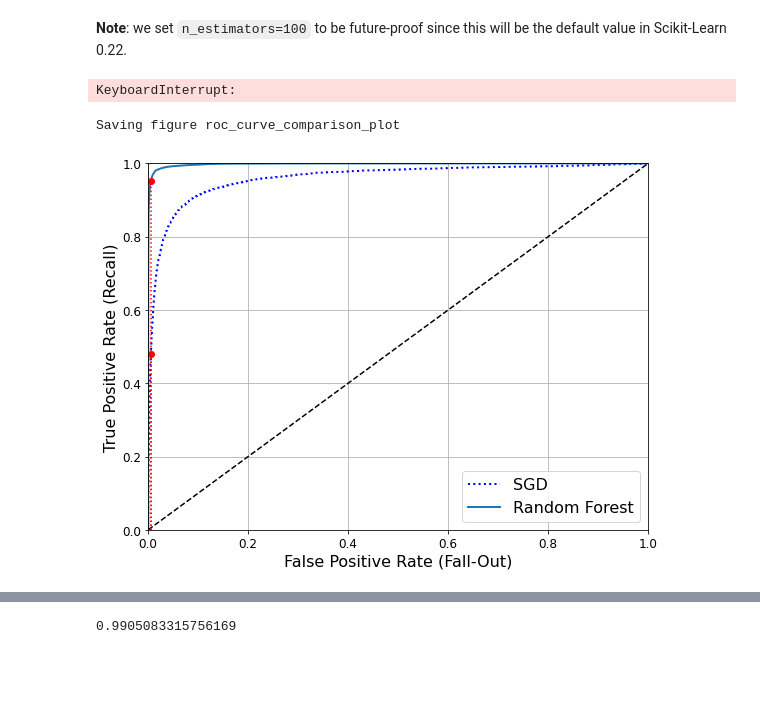
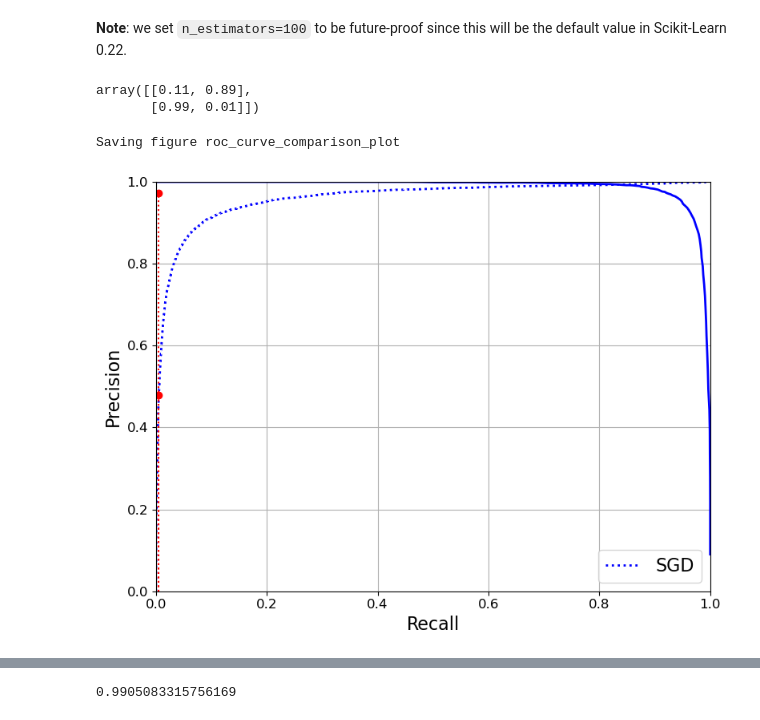
Before and after one commit to suka1901/handson-ml2, a Jupyter notebook: 03_classification.ipynb, the cells around one changed output, grey strips where cells are left out. Cells and saved outputs as stored; diff of their text form; code cells hidden in the pictures; blank space fills up the shorter version.

```diff
--- a/03_classification.ipynb
+++ b/03_classification.ipynb
@@ -395,29 +395,39 @@ from sklearn.ensemble import RandomForestClassifier
 forest_clf = RandomForestClassifier(n_estimators=100, random_state=42)
 y_probas_forest = cross_val_predict(forest_clf, X_train, y_train_5, cv=3,
                                     method="predict_proba")
+y_probas_forest[:2]
 # %% [output]
-KeyboardInterrupt:
+array([[0.11, 0.89],
+       [0.99, 0.01]])
 # %%
 y_scores_forest = y_probas_forest[:, 1] # score = proba of positive class
-fpr_forest, tpr_forest, thresholds_forest = roc_curve(y_train_5,y_scores_forest)
+#PR curve
+precisions_forest, recalls_forest, thresholds_forest = precision_recall_curve(y_train_5, y_scores_forest)
+#ROC curve
+#fpr_forest, tpr_forest, thresholds_forest = roc_curve(y_train_5,y_scores_forest)
 # %%
-recall_for_forest = tpr_forest[np.argmax(fpr_forest >= fpr_90)]
+#recall_for_forest = tpr_forest[np.argmax(fpr_forest >= fpr_90)]
+
+pr_forect = recalls_forest[np.argmax(precisions_forest >= 0.90)]
 
 plt.figure(figsize=(8, 6))
 plt.plot(fpr, tpr, "b:", linewidth=2, label="SGD")
-plot_roc_curve(fpr_forest, tpr_forest, "Random Forest")
+plot_precision_vs_recall(precisions_forest, recalls_forest)
+#plot_roc_curve(fpr_forest, tpr_forest, "Random Forest")
 plt.plot([fpr_90, fpr_90], [0., recall_90_precision], "r:")
 plt.plot([0.0, fpr_90], [recall_90_precision, recall_90_precision], "r:")
 plt.plot([fpr_90], [recall_90_precision], "ro")
-plt.plot([fpr_90, fpr_90], [0., recall_for_forest], "r:")
-plt.plot([fpr_90], [recall_for_forest], "ro")
+plt.plot([fpr_90, fpr_90], [0., pr_forect], "r:")
+#plt.plot([fpr_90, fpr_90], [0., recall_for_forest], "r:")
+plt.plot([fpr_90], [pr_forect], "ro")
+#plt.plot([fpr_90], [recall_for_forest], "ro")
 plt.grid(True)
 plt.legend(loc="lower right", fontsize=16)
 save_fig("roc_curve_comparison_plot")
 plt.show()
 # %% [output]
 Saving figure roc_curve_comparison_plot
-[figure, old version]
+[figure, new version]
 # %%
 roc_auc_score(y_train_5, y_scores_forest)
 # %% [output]
```
Also changed, not shown: parts of 4 cells of this notebook.
